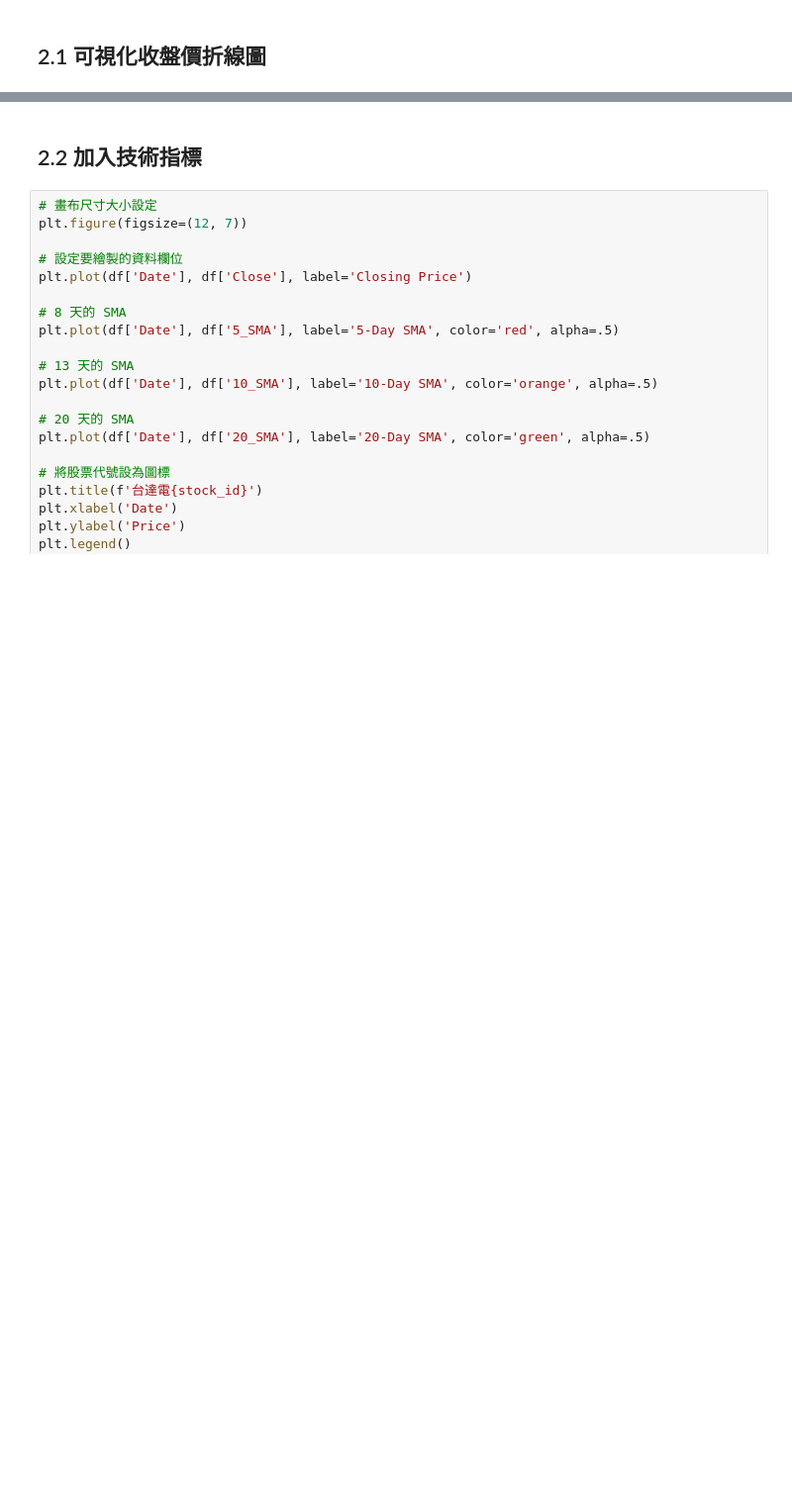
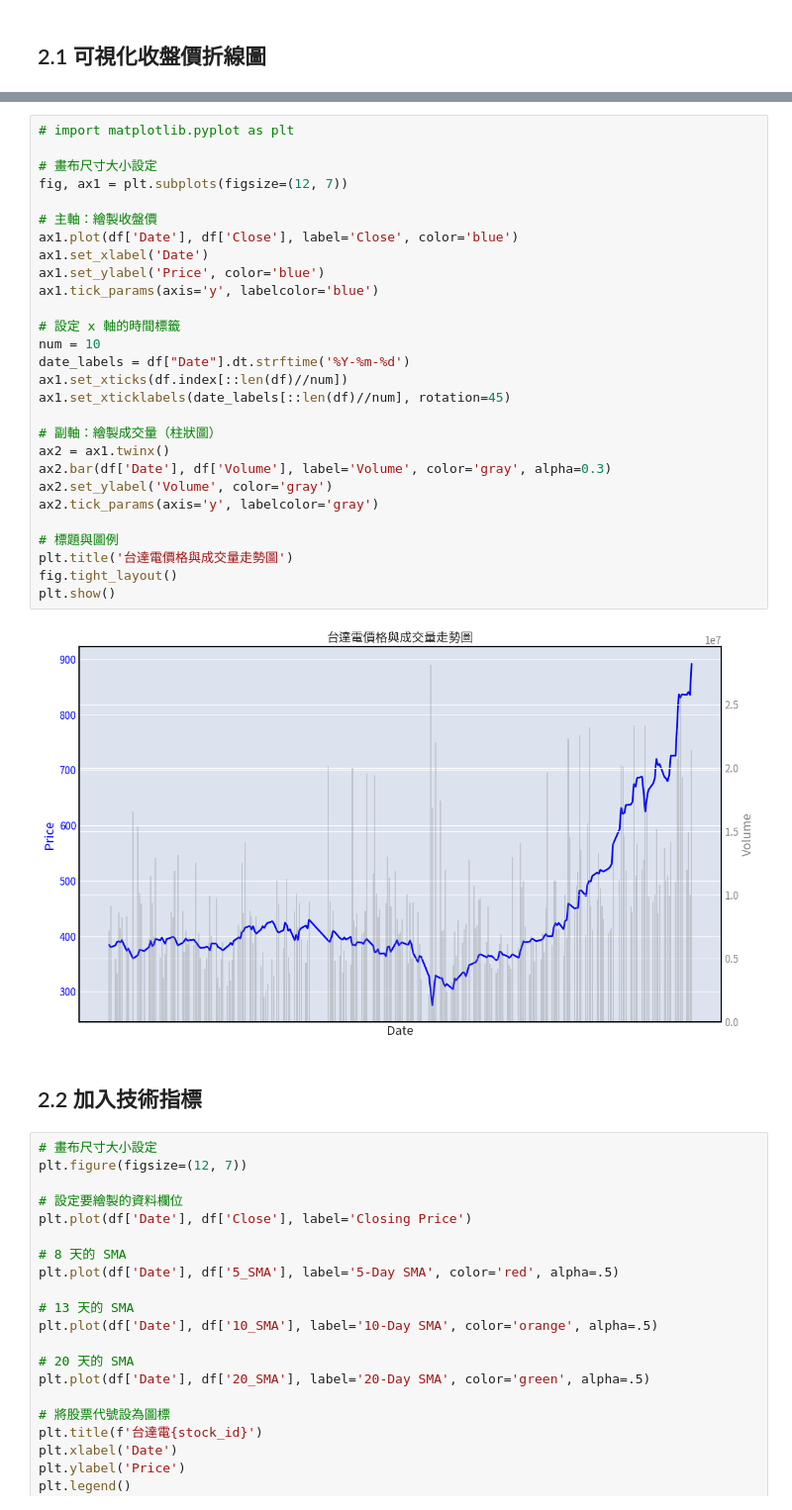
Before and after one commit to tsungchi-source/HW, a Jupyter notebook: 0917_week2_技術指標、K線、機器學習_以台達電2308為例_劉宗旗.ipynb, the cells around one changed output, grey strips where cells are left out. Shown at 99% size. Saved outputs shown, nothing was run; the diff lists cells and outputs as text; blank space fills up the shorter version.

```diff
--- a/0917_week2_技術指標、K線、機器學習_以台達電2308為例_劉宗旗.ipynb
+++ b/0917_week2_技術指標、K線、機器學習_以台達電2308為例_劉宗旗.ipynb
@@ -222,3 +222,33 @@ plt.show()
+# %%
+# import matplotlib.pyplot as plt
+
+# 畫布尺寸大小設定
+fig, ax1 = plt.subplots(figsize=(12, 7))
+
+# 主軸：繪製收盤價
+ax1.plot(df['Date'], df['Close'], label='Close', color='blue')
+ax1.set_xlabel('Date')
+ax1.set_ylabel('Price', color='blue')
+ax1.tick_params(axis='y', labelcolor='blue')
+
+# 設定 x 軸的時間標籤
+num = 10
+date_labels = df["Date"].dt.strftime('%Y-%m-%d')
+ax1.set_xticks(df.index[::len(df)//num])
+ax1.set_xticklabels(date_labels[::len(df)//num], rotation=45)
+
+# 副軸：繪製成交量（柱狀圖）
+ax2 = ax1.twinx()
+ax2.bar(df['Date'], df['Volume'], label='Volume', color='gray', alpha=0.3)
+ax2.set_ylabel('Volume', color='gray')
+ax2.tick_params(axis='y', labelcolor='gray')
+
+# 標題與圖例
+plt.title('台達電價格與成交量走勢圖')
+fig.tight_layout()
+plt.show()
+# %% [output]
+[figure, added]
 # %% [markdown]
 ## 2.2 加入技術指標
 # %%
```
Also changed, not shown: parts of 15 cells of this notebook.
